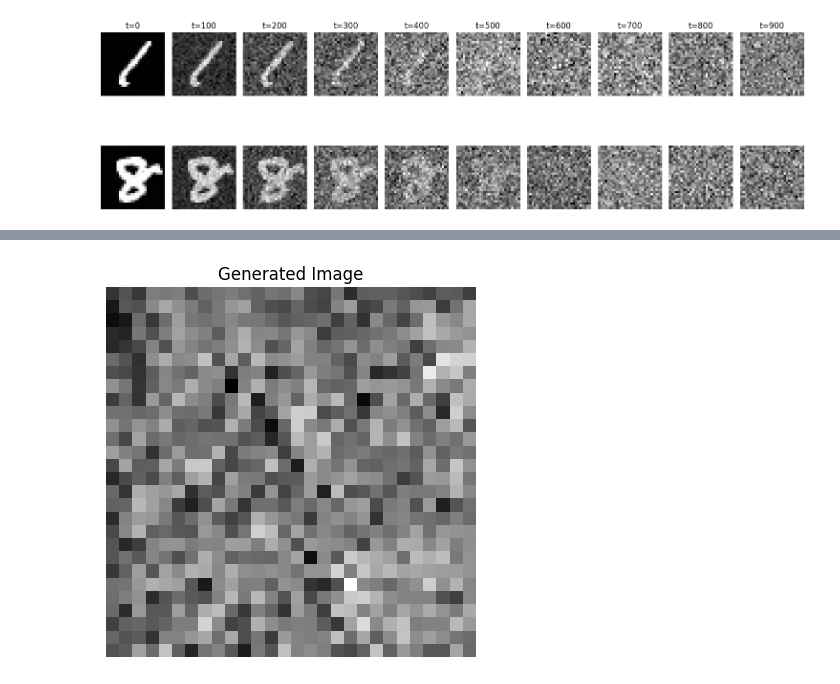
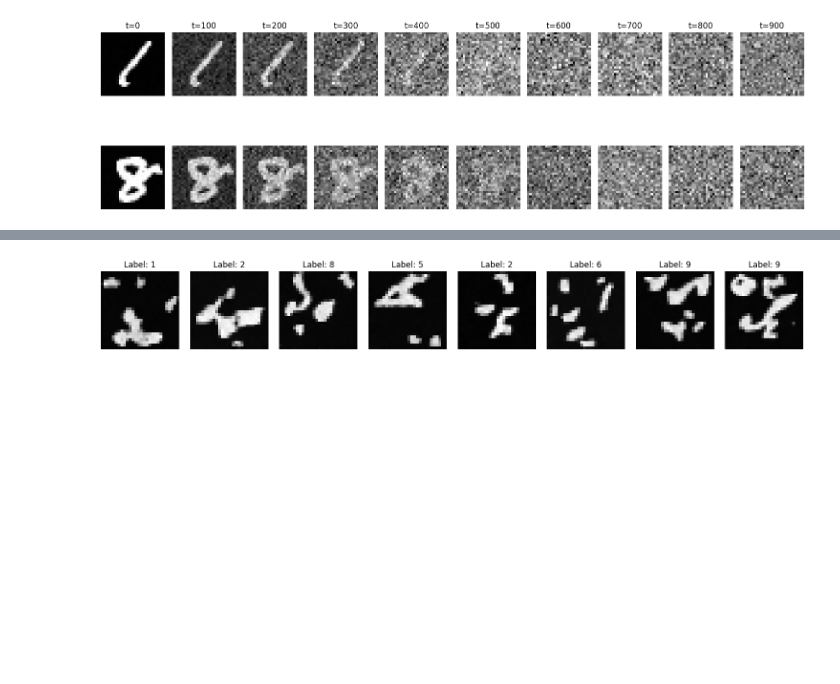
Before and after one commit to tizianofassina/ddpm_heavytail, a Jupyter notebook: DDPM_MNIST/ddpm_mnist.ipynb, the cells around one changed output, grey strips where cells are left out. Drawn from its saved outputs; the diff is of its cells as text; code cells hidden in the pictures; blank space fills up the shorter version.

```diff
--- a/DDPM_MNIST/ddpm_mnist.ipynb
+++ b/DDPM_MNIST/ddpm_mnist.ipynb
@@ -284,21 +300,21 @@ KeyboardInterrupt:
 # %%
-model = SimpleScoreModel(input_channels=channels, output_channels=channels, time_emb_dim=time_emb_dim, time_dim=timesteps).to(device)
-
 generated_image = generate_with_noiser(
     size=10,
     noiser=model,
     beta=beta,
     alpha_bar=alpha_bar,
     timesteps=timesteps,
     alpha=alpha,
     device=device
 )
 
 generated_image = generated_image.cpu().detach().numpy().reshape(10, image_size, image_size)
-
-plt.imshow(generated_image[0], cmap='gray')
-plt.title('Generated Image')
-plt.axis('off')
+fig, axs = plt.subplots(1, 8, figsize=(15, 2))
+for i in range(8):
+    axs[i].imshow(generated_image[i], cmap='gray')
+    axs[i].set_title(f"Label: {labels[i].item()}")
+    axs[i].axis('off')
+plt.tight_layout()
 plt.show()
 # %% [output]
-[figure, old version]
+[figure, new version]
```
Also changed, not shown: parts of 1 cell of this notebook.
